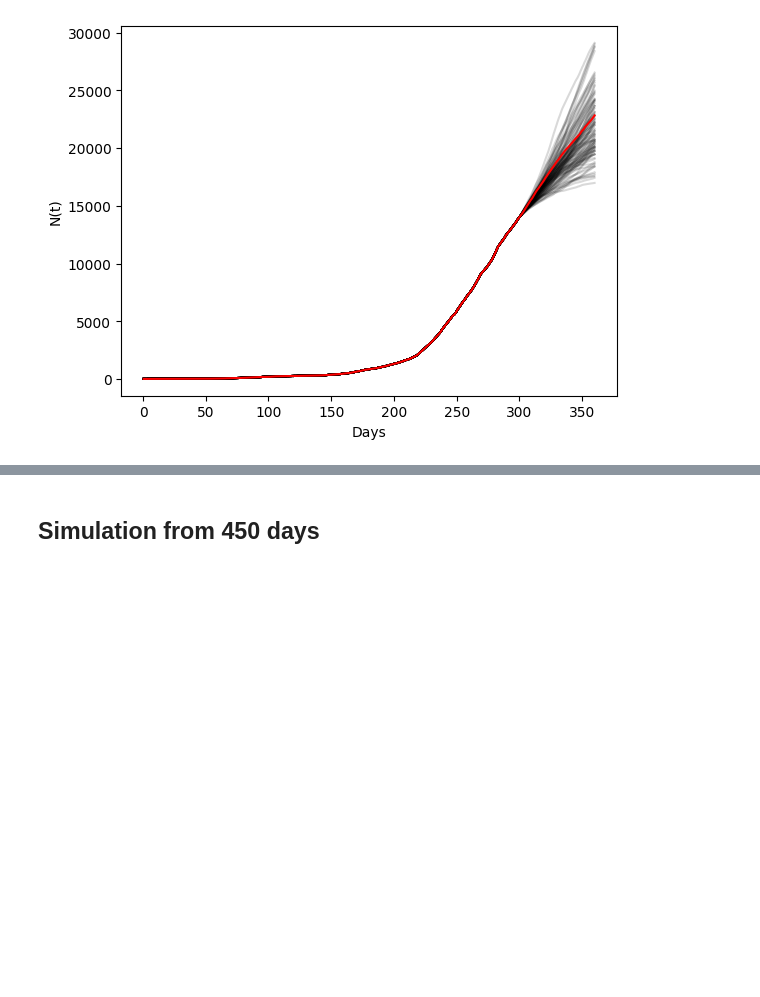
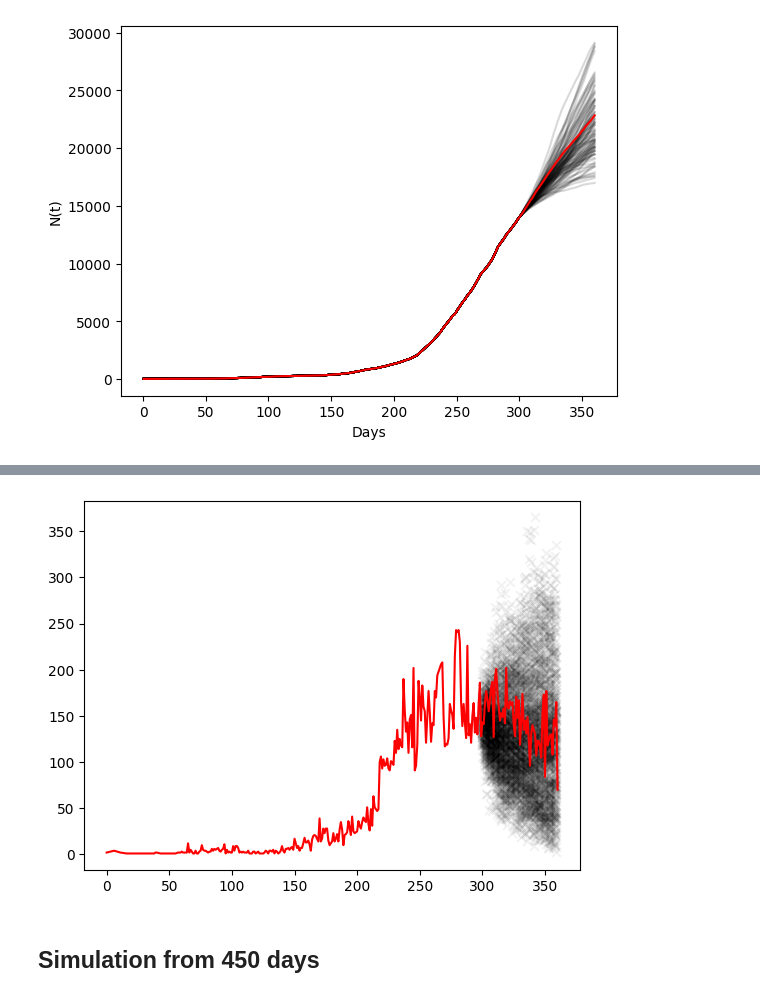
Before and after one commit to FormulaRabbit81/Group_Disease_2.0, a Jupyter notebook: Minjian/plots.ipynb, the cells around one changed output, grey strips where cells are left out. Saved outputs shown, nothing was run; the diff lists cells and outputs as text; code cells hidden in the pictures; blank space fills up the shorter version.

```diff
--- a/Minjian/plots.ipynb
+++ b/Minjian/plots.ipynb
@@ -146,3 +150,20 @@ Text(0.5, 0, 'Days')
+# %%
+n = binary_search(date_nums_all, 360)
+times = date_nums_all[:n]
+count = Counter(times)
+keys = count.keys()
+values = [count[key] for key in keys]
+plt.plot(keys, values, color = 'r')
+
+for sample in samples_thinning300:
+    n = binary_search(sample, 300)
+    times = np.floor(sample[n:])
+    count = Counter(times)
+    keys = count.keys()
+    values = [count[key] for key in keys]
+    plt.scatter(keys, values, color='k', marker='x', s=40, alpha=0.05)
+# %% [output]
+[figure, added]
 # %% [markdown]
 ## Simulation from 450 days
 # %%
```
Also changed, not shown: parts of 2 cells of this notebook.
